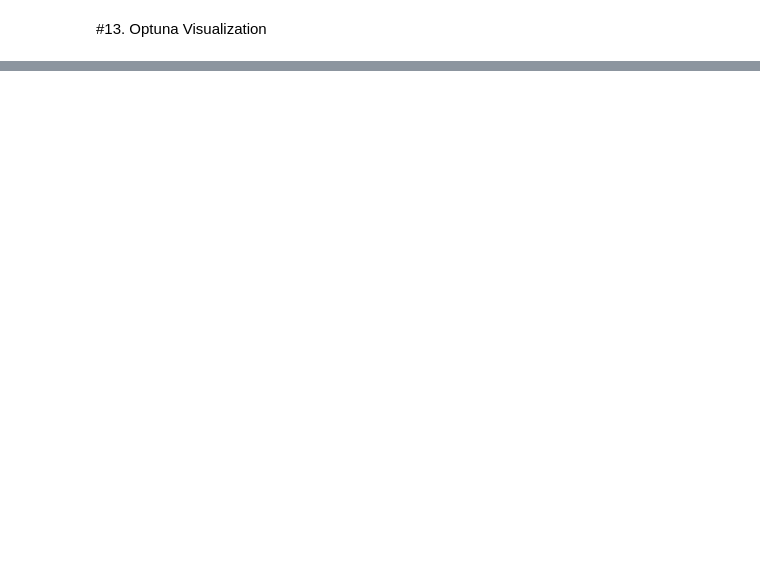
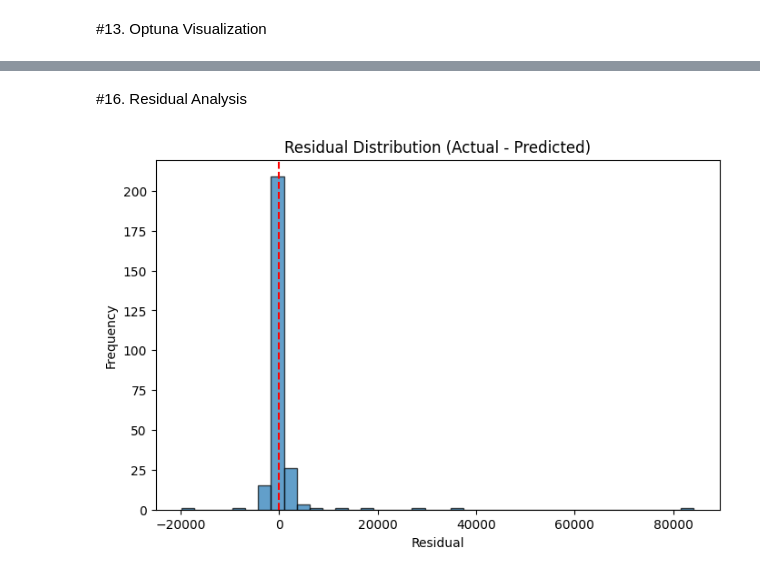
Before and after one commit to vimesh630/Revenue_Forecasting, a Jupyter notebook: XGBoost_for_Revenue_Forecasting.ipynb, the cells around one changed output, grey strips where cells are left out. Saved outputs shown, nothing was run; the diff lists cells and outputs as text; code cells hidden in the pictures; blank space fills up the shorter version.

```diff
--- a/XGBoost_for_Revenue_Forecasting.ipynb
+++ b/XGBoost_for_Revenue_Forecasting.ipynb
@@ -217,0 +241,13 @@ fig4.show()
+# %% [markdown]
+#16. Residual Analysis
+# %%
+residuals = y_test - y_pred
+plt.figure(figsize=(8,5))
+plt.hist(residuals, bins=40, edgecolor='black', alpha=0.7)
+plt.axvline(0, color='red', linestyle='--')
+plt.title("Residual Distribution (Actual - Predicted)")
+plt.xlabel("Residual")
+plt.ylabel("Frequency")
+plt.show()
+# %% [output]
+[figure, added]
```
Also changed, not shown: parts of 12 cells of this notebook.
